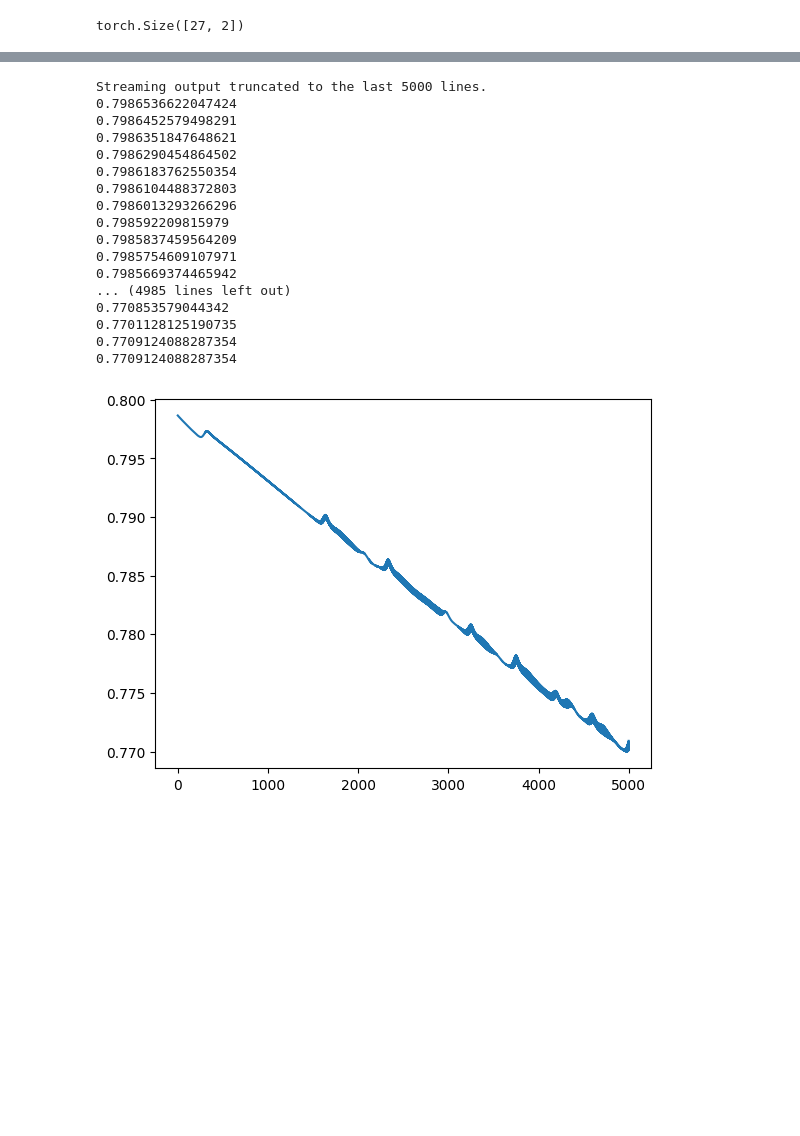
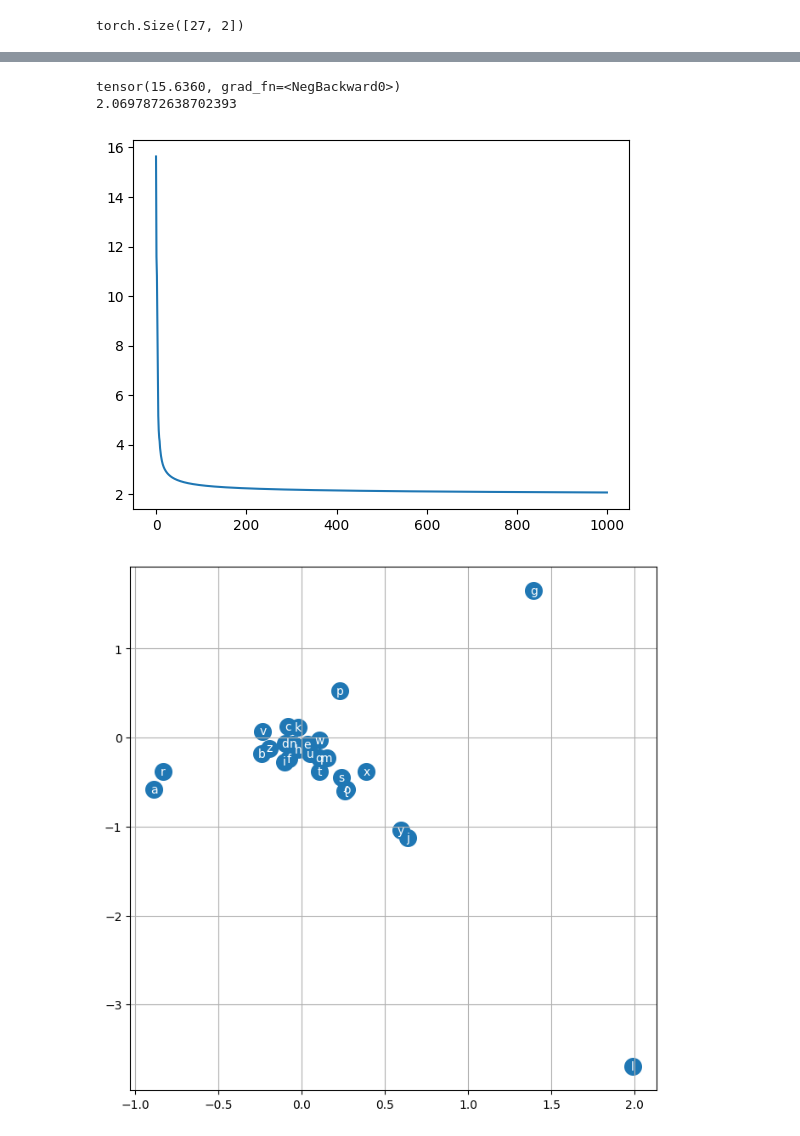
Before and after one commit to nubskr/CharNet, a Jupyter notebook: mlp.ipynb, the cells around one changed output, grey strips where cells are left out. Saved outputs shown, nothing was run; the diff lists cells and outputs as text; code cells hidden in the pictures; blank space fills up the shorter version.

```diff
--- a/mlp.ipynb
+++ b/mlp.ipynb
@@ -115,6 +115,10 @@ tensor([[3.4689e-10, 1.2802e-04, 2.3130e-05,  ..., 4.5349e-01, 3.2673e-04,
 iterations = []
 losses = []
 import matplotlib.pyplot as plt
+
+decay_rate = 0.26
+learning_rate = 1.55
+current_rate = 1.55
 
 def get_loss(probs):
     likelihood = 0
@@ -139,72 +143,60 @@ def reset_grads():
         C.grad.zero_()
 
 def gradient_descent():
-    learning_rate = 0.250
-    W1.data -= learning_rate * W1.grad
-    W2.data -= learning_rate * W2.grad
-    B1.data -= learning_rate * B1.grad
-    B2.data -= learning_rate * B2.grad
-    C.data -= learning_rate * C.grad
+    W1.data -= current_rate * W1.grad
+    W2.data -= current_rate * W2.grad
+    B1.data -= current_rate * B1.grad
+    B2.data -= current_rate * B2.grad
+    C.data -= current_rate * C.grad
 
 def update_probs():
     N = C[X].view(len(C[X]), -1)
     N = torch.tanh(N @ W1 + B1)
     logits = N @ W2 + B2
     counts = logits.exp()
     probs = counts / counts.sum(1, keepdim=True)
     return probs
 
-# Initialize `probs` before the loop
-probs = update_probs()
-
-# Print initial loss
+# init loss
 print(get_loss(probs))
 
-
 # Training loop
-for descent in range(5000):
-    # Compute loss
+for descent in range(1000):
     loss = get_loss(probs)
 
     # Reset gradients
     reset_grads()
 
-    # Backward pass
     loss.backward()
 
-    # Gradient descent step
     gradient_descent()
 
-    # Recalculate everything with the updated parameters
+    current_rate = learning_rate * (1 / (1 + descent*decay_rate))
+
     probs = update_probs()
 
     iterations.append(descent)
     losses.append(loss.item())
-    # Print the loss
-    print(loss.item())
-    #print(descent)
 
+    #print(loss.item())
 
 plt.plot(iterations,losses)
 print(loss.item())
 # %% [output]
-Streaming output truncated to the last 5000 lines.
-0.7986536622047424
-0.7986452579498291
-0.7986351847648621
-0.7986290454864502
-0.7986183762550354
-0.7986104488372803
-0.7986013293266296
-0.798592209815979
-0.7985837459564209
-0.7985754609107971
-0.7985669374465942
-... (4985 lines left out)
-0.770853579044342
-0.7701128125190735
-0.7709124088287354
-0.7709124088287354
+tensor(15.6360, grad_fn=<NegBackward0>)
+2.0697872638702393
-[figure, old version]
+[figure, new version]
 # %%
-# train using loss decay, one shot shit
+def get(i):
+    if i < 0 or i > 26:
+        return '.'
+    else:
+        return chr(ord('a') + i)
+
+plt.figure(figsize=(8,8))
+plt.scatter(C[:,0].data, C[:,1].data, s=200)
+for i in range(C.shape[0]):
+    plt.text(C[i,0].item(), C[i,1].item(), get(i), ha="center", va="center", color='white')
+plt.grid('minor')
+# %% [output]
+[figure, added]
```
Also changed, not shown: parts of 4 cells of this notebook, 3 other files.
